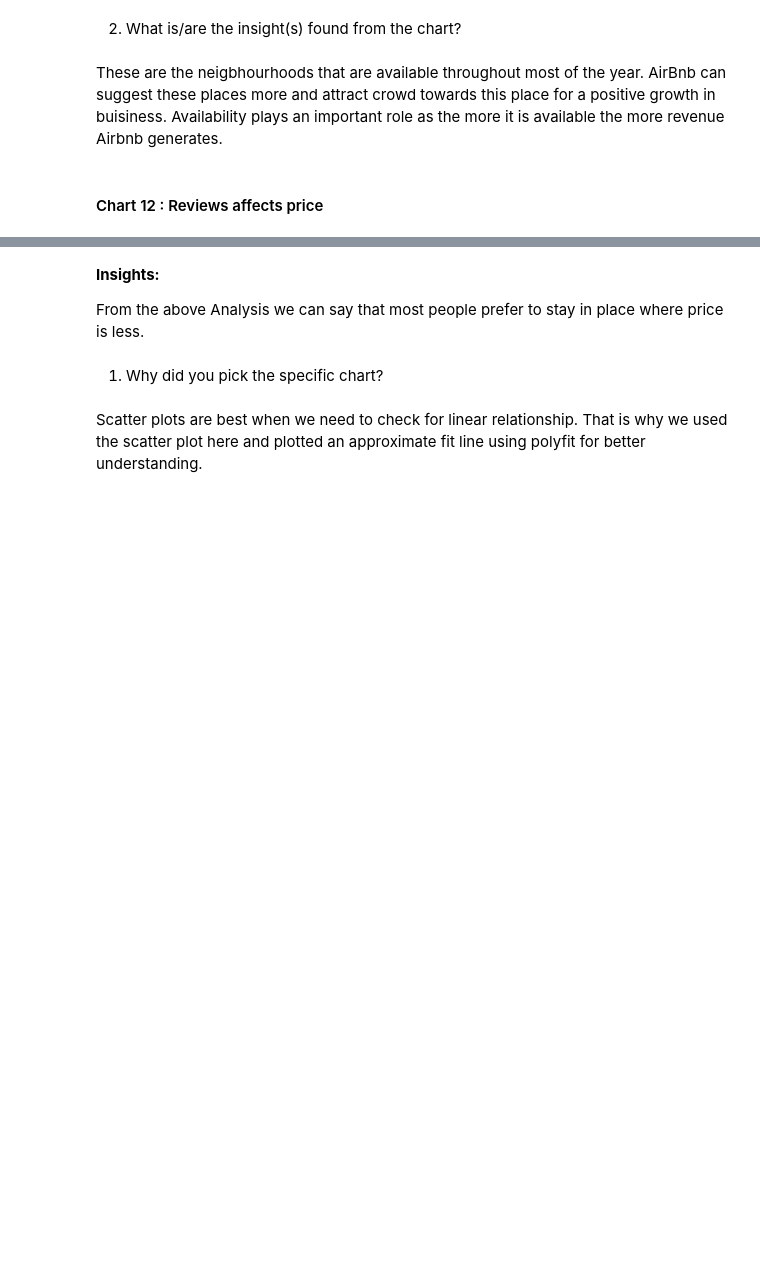
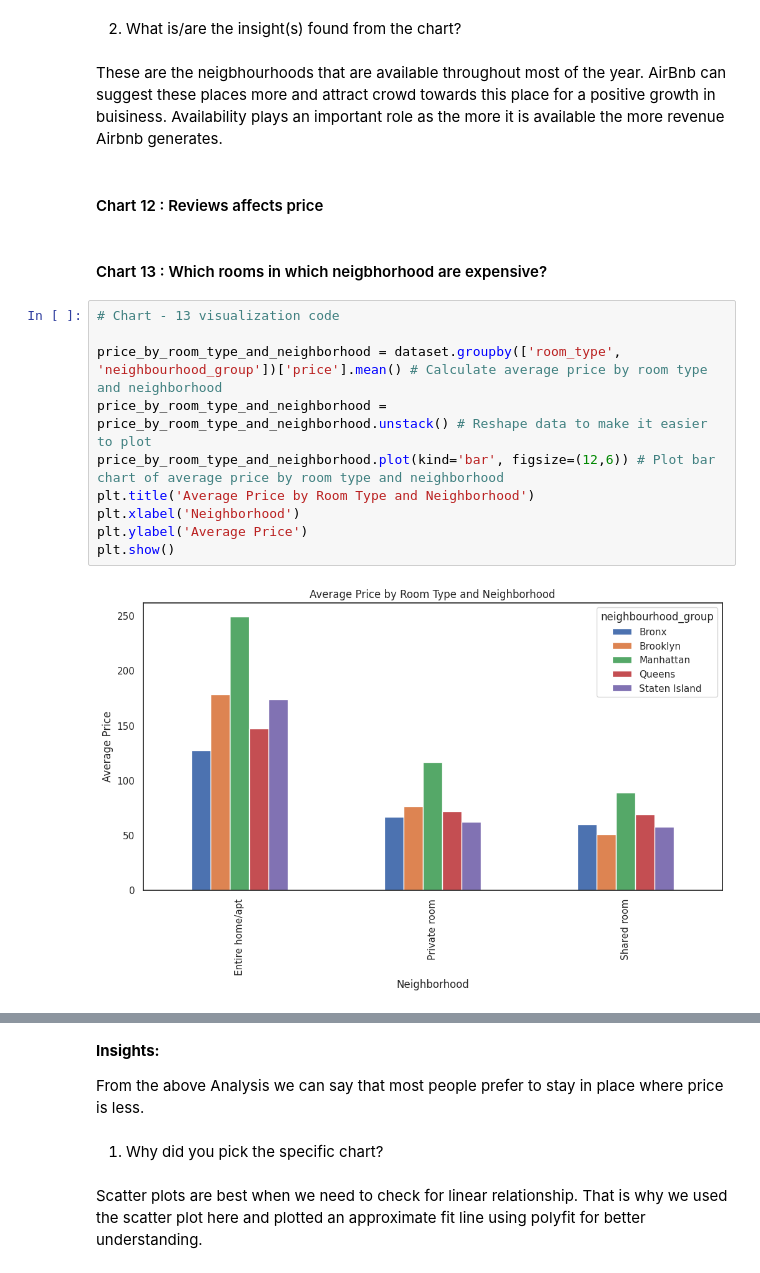
Before and after one commit to palnitin12345/Airbnb-EDA, a Jupyter notebook: EDA-Code.ipynb, the cells around one changed output, grey strips where cells are left out. Drawn from its saved outputs; the diff is of its cells as text; blank space fills up the shorter version.

```diff
--- a/EDA-Code.ipynb
+++ b/EDA-Code.ipynb
@@ -531,3 +533,17 @@ We have chosen pie chart because it represents data as a part of whole. Here we
 These are the neigbhourhoods that are available throughout most of the year. AirBnb can suggest these places more and attract crowd towards this place for a positive growth in buisiness. Availability plays an important role as the more it is available the more revenue Airbnb generates.
 # %% [markdown]
 #### Chart 12 : Reviews affects price
+# %% [markdown]
+#### Chart 13 : Which rooms in which neigbhorhood are expensive?
+# %%
+# Chart - 13 visualization code
+
+price_by_room_type_and_neighborhood = dataset.groupby(['room_type', 'neighbourhood_group'])['price'].mean() # Calculate average price by room type and neighborhood
+price_by_room_type_and_neighborhood = price_by_room_type_and_neighborhood.unstack() # Reshape data to make it easier to plot
+price_by_room_type_and_neighborhood.plot(kind='bar', figsize=(12,6)) # Plot bar chart of average price by room type and neighborhood
+plt.title('Average Price by Room Type and Neighborhood')
+plt.xlabel('Neighborhood')
+plt.ylabel('Average Price')
+plt.show()
+# %% [output]
+[figure, added]
```
Also changed, not shown: parts of 28 cells of this notebook.
